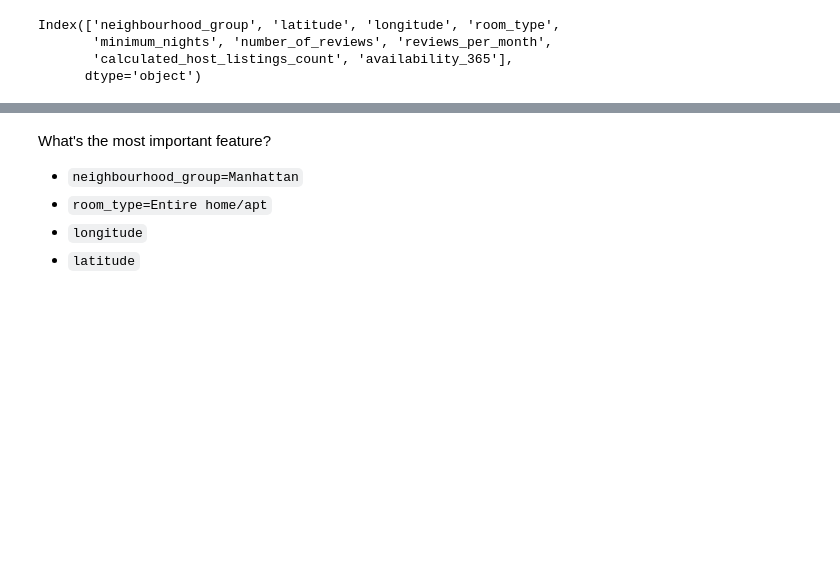
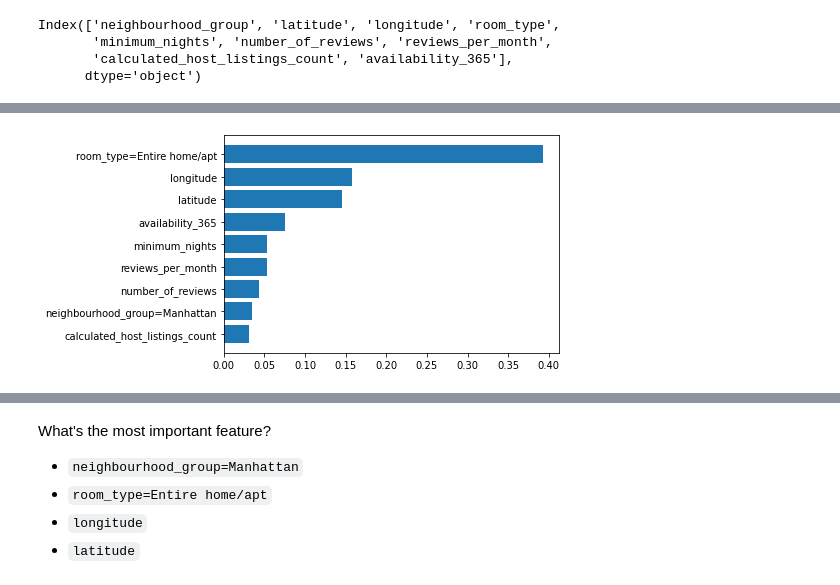
Before and after one commit to RCSnyder/machine-learning-zoom-camp, a Jupyter notebook: src/Chapters/06-trees/homework_6.ipynb, the cells around one changed output, grey strips where cells are left out. Saved outputs shown, nothing was run; the diff lists cells and outputs as text; code cells hidden in the pictures; blank space fills up the shorter version.

```diff
--- a/src/Chapters/06-trees/homework_6.ipynb
+++ b/src/Chapters/06-trees/homework_6.ipynb
@@ -293,0 +338,10 @@ Index(['neighbourhood_group', 'latitude', 'longitude', 'room_type',
+# %%
+df_importance = df_importance[df_importance.gain > 0.01]
+
+num = len(df_importance)
+plt.barh(range(num), df_importance.gain[::-1])
+plt.yticks(range(num), df_importance.feature[::-1])
+
+plt.show()
+# %% [output]
+[figure, added]
```
Also changed, not shown: parts of 17 cells of this notebook.
